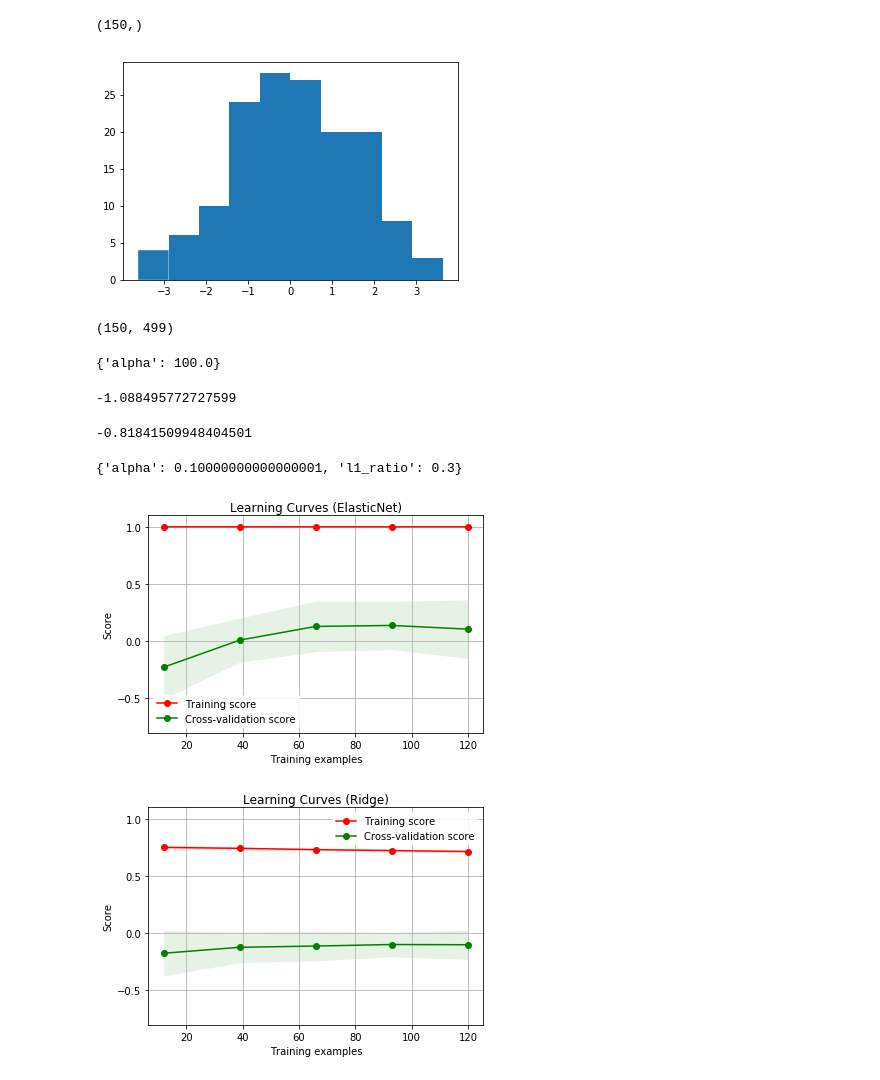
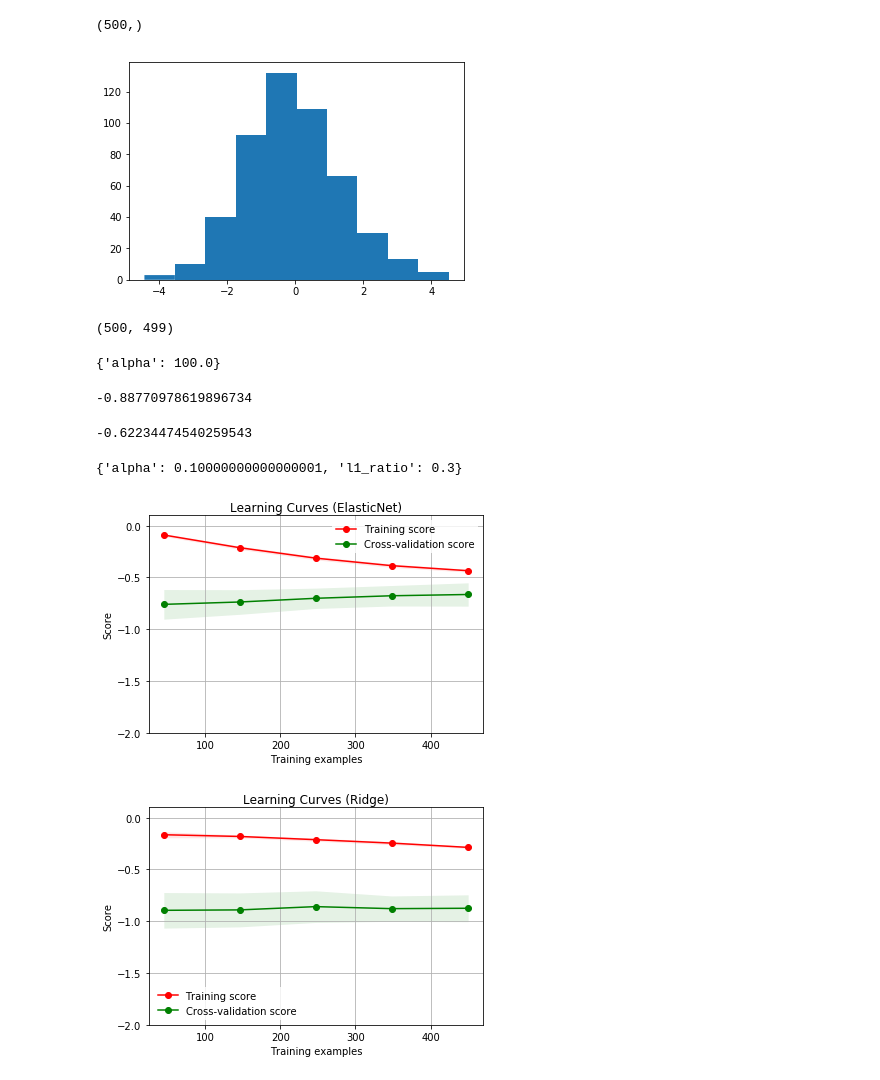
Before and after one commit to ogrisel/notebooks, a Jupyter notebook: Overfitting/linear-model-overfitting.ipynb, the cells around one changed output. Saved outputs shown, nothing was run; the diff lists cells and outputs as text; code cells hidden in the pictures.

```diff
--- a/Overfitting/linear-model-overfitting.ipynb
+++ b/Overfitting/linear-model-overfitting.ipynb
@@ -6,7 +6,7 @@ from sklearn.linear_model import ElasticNetCV, ElasticNet, Ridge
 from sklearn.model_selection import learning_curve, ShuffleSplit
 from sklearn.model_selection import GridSearchCV, cross_val_score
 # %%
-n_samples = 150
+n_samples = 500
 n_features = 500
 all_inputs = np.random.randn(n_samples, n_features)
 
@@ -20,15 +20,15 @@ X = all_inputs[:, 1:]
 # %%
 y.shape
 # %% [output]
-(150,)
+(500,)
 # %%
 plt.hist(y);
 # %% [output]
-[figure, old version]
+[figure, new version]
 # %%
 X.shape
 # %% [output]
-(150, 499)
+(500, 499)
 # %%
 gs_ridge = GridSearchCV(Ridge(), {'alpha': np.logspace(-6, 2, 20)},
                         scoring='neg_median_absolute_error', cv=10).fit(X, y)
@@ -39,19 +39,19 @@ gs_ridge.best_params_
 # %%
 gs_ridge.best_score_
 # %% [output]
--1.088495772727599
+-0.88770978619896734
 # %%
 enet_params = {
     'alpha': np.logspace(-6, -1, 6),
     'l1_ratio': [0.1, 0.2, 0.3],
 }
-gs_enet = GridSearchCV(ElasticNet(max_iter=3000), enet_params,
+gs_enet = GridSearchCV(ElasticNet(max_iter=10000), enet_params,
                        scoring='neg_median_absolute_error', cv=10, n_jobs=10)
 gs_enet.fit(X, y);
 # %%
 gs_enet.best_score_
 # %% [output]
--0.81841509948404501
+-0.62234474540259543
 # %%
 gs_enet.best_params_
 # %% [output]
@@ -66,7 +66,8 @@ def plot_learning_curve(estimator, title, X, y, ylim=None, cv=None,
     plt.xlabel("Training examples")
     plt.ylabel("Score")
     train_sizes, train_scores, test_scores = learning_curve(
-        estimator, X, y, cv=cv, n_jobs=n_jobs, train_sizes=train_sizes)
+        estimator, X, y, cv=cv, n_jobs=n_jobs, train_sizes=train_sizes,
+        scoring='neg_median_absolute_error')
     train_scores_mean = np.mean(train_scores, axis=1)
     train_scores_std = np.std(train_scores, axis=1)
     test_scores_mean = np.mean(test_scores, axis=1)
@@ -87,15 +88,15 @@ def plot_learning_curve(estimator, title, X, y, ylim=None, cv=None,
     return plt
 # %%
 title = "Learning Curves (ElasticNet)"
-cv = ShuffleSplit(n_splits=50, test_size=0.2, random_state=0)
-enet = ElasticNet(alpha=1e-3, l1_ratio=0.2, max_iter=10000)
-plot_learning_curve(enet, title, X, y, ylim=(-0.8, 1.1), cv=cv, n_jobs=4);
+cv = ShuffleSplit(n_splits=50, test_size=0.1, random_state=0)
+enet = ElasticNet(alpha=1e-1, l1_ratio=0.3, max_iter=10000)
+plot_learning_curve(enet, title, X, y, ylim=(-2, 0.1), cv=cv, n_jobs=4);
 # %% [output]
-[figure, old version]
+[figure, new version]
 # %%
 title = "Learning Curves (Ridge)"
-cv = ShuffleSplit(n_splits=50, test_size=0.2, random_state=0)
-ridge = Ridge(alpha=5e2)
-plot_learning_curve(ridge, title, X, y, ylim=(-0.8, 1.1), cv=cv, n_jobs=4);
+cv = ShuffleSplit(n_splits=50, test_size=0.1, random_state=0)
+ridge = Ridge(alpha=100)
+plot_learning_curve(ridge, title, X, y, ylim=(-2, 0.1), cv=cv, n_jobs=4);
 # %% [output]
-[figure, old version]
+[figure, new version]
```
